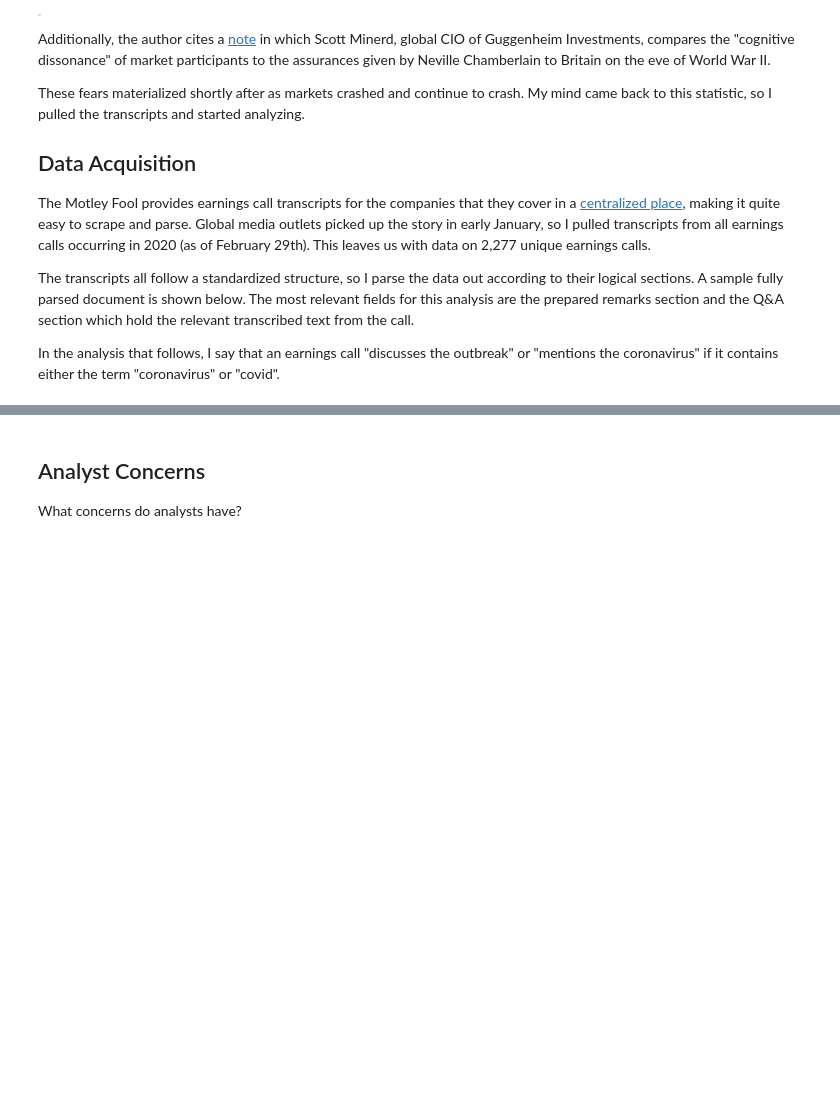
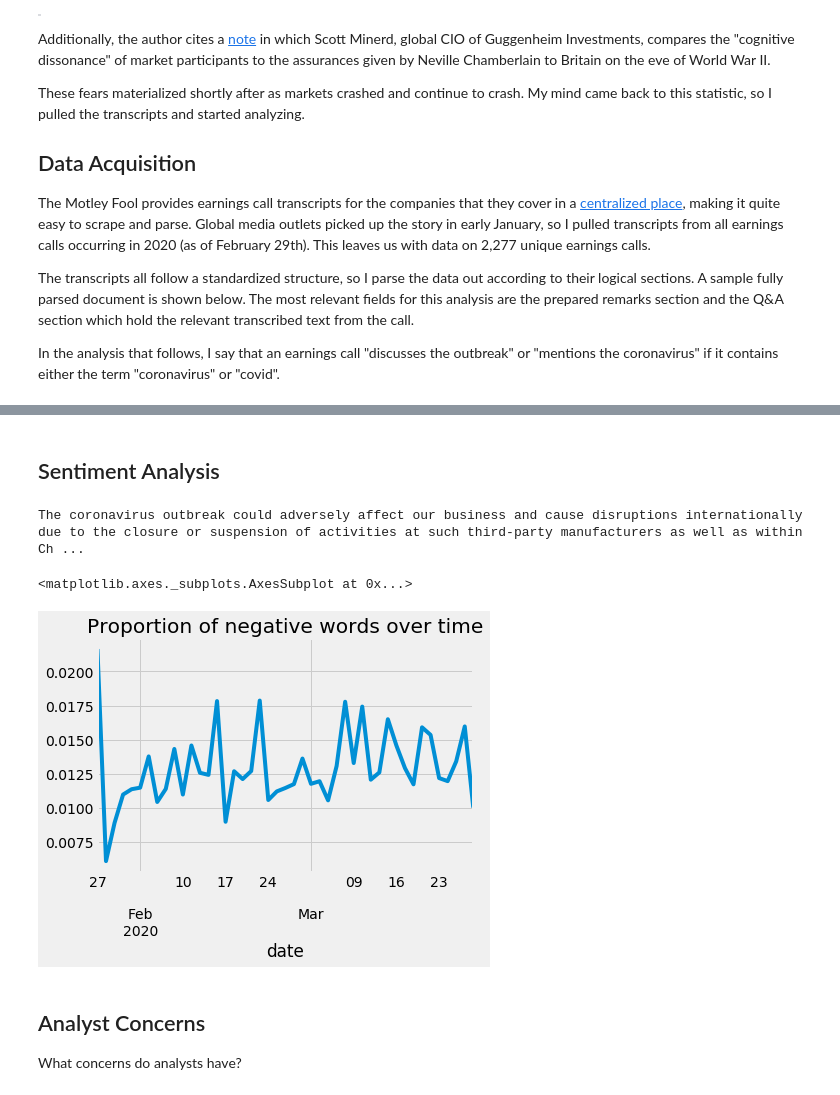
Before and after one commit to llefebure/misc, a Jupyter notebook: coronavirus-earnings-calls/Coronavirus in Earnings Calls.ipynb, the cells around one changed output, grey strips where cells are left out. Cells and saved outputs as stored; diff of their text form; code cells hidden in the pictures; blank space fills up the shorter version.

```diff
--- a/coronavirus-earnings-calls/Coronavirus in Earnings Calls.ipynb
+++ b/coronavirus-earnings-calls/Coronavirus in Earnings Calls.ipynb
@@ -104,0 +185,2 @@ ax.legend(["Total count", "Count mentioning coronavirus"]);
+# %% [markdown]
+## Sentiment Analysis
@@ -105,3 +218,30 @@ ax.legend(["Total count", "Count mentioning coronavirus"]);
+# %%
+sentences = df[df.prepared_remarks_cv].prepared_remarks \
+    .apply(lambda x: pd.Series([s for s in x.split("\n\n") if _has_coronavirus(s)])) \
+    .stack() \
+    .reset_index(level=1) \
+    .rename(columns={"level_1": "sentence_number", 0: "text"}) \
+    .reset_index()
+sentences["word_count"] = sentences.text.apply(lambda x: len(word_tokenize(x)))
+# %%
+s = sentiment_counts(sentences.text)
+sentences = pd.concat([sentences, s], sort=False, axis=1)
+sentences["prop_pos"] = sentences.Positive / sentences.word_count
+sentences["prop_neg"] = sentences.Negative / sentences.word_count
+sentences.sort_values("prop_neg", ascending=False, inplace=True)
+# %%
+# Most negative
+print(sentences.iloc[0].text)
+# %% [output]
+The coronavirus outbreak could adversely affect our business and cause disruptions internationally due to the closure or suspension of activities at such third-party manufacturers as well as within Ch ...
+# %%
+# no discernible trend in change in sentiment over time
+over_time = sentences.join(df.date, on="index").groupby("date").agg({"Negative": "sum", "word_count": "sum"})
+# %%
+(over_time.Negative / over_time.word_count).plot(title="Proportion of negative words over time")
+# %% [output]
+<matplotlib.axes._subplots.AxesSubplot at 0x...>
+[figure, added]
 # %% [markdown]
 ## Analyst Concerns
 
```
Also changed, not shown: parts of 26 cells of this notebook, 3 other files.
